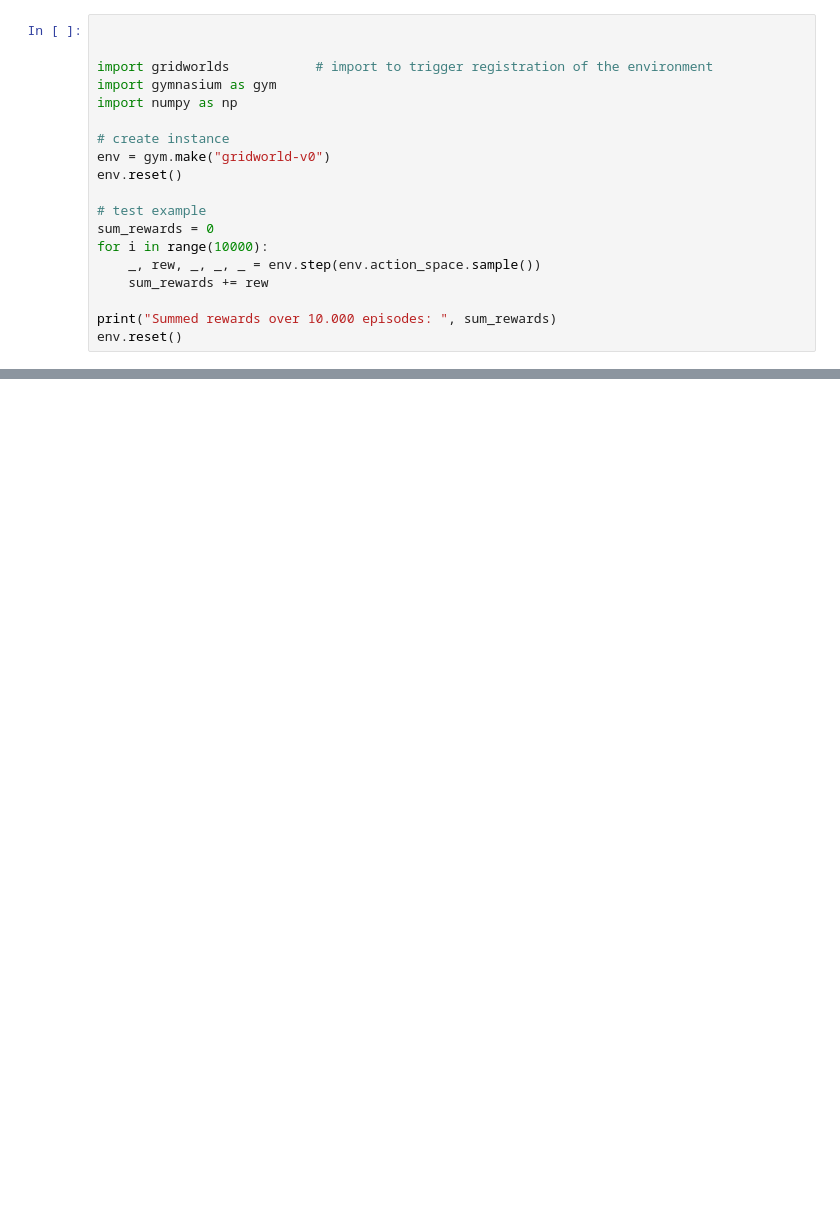
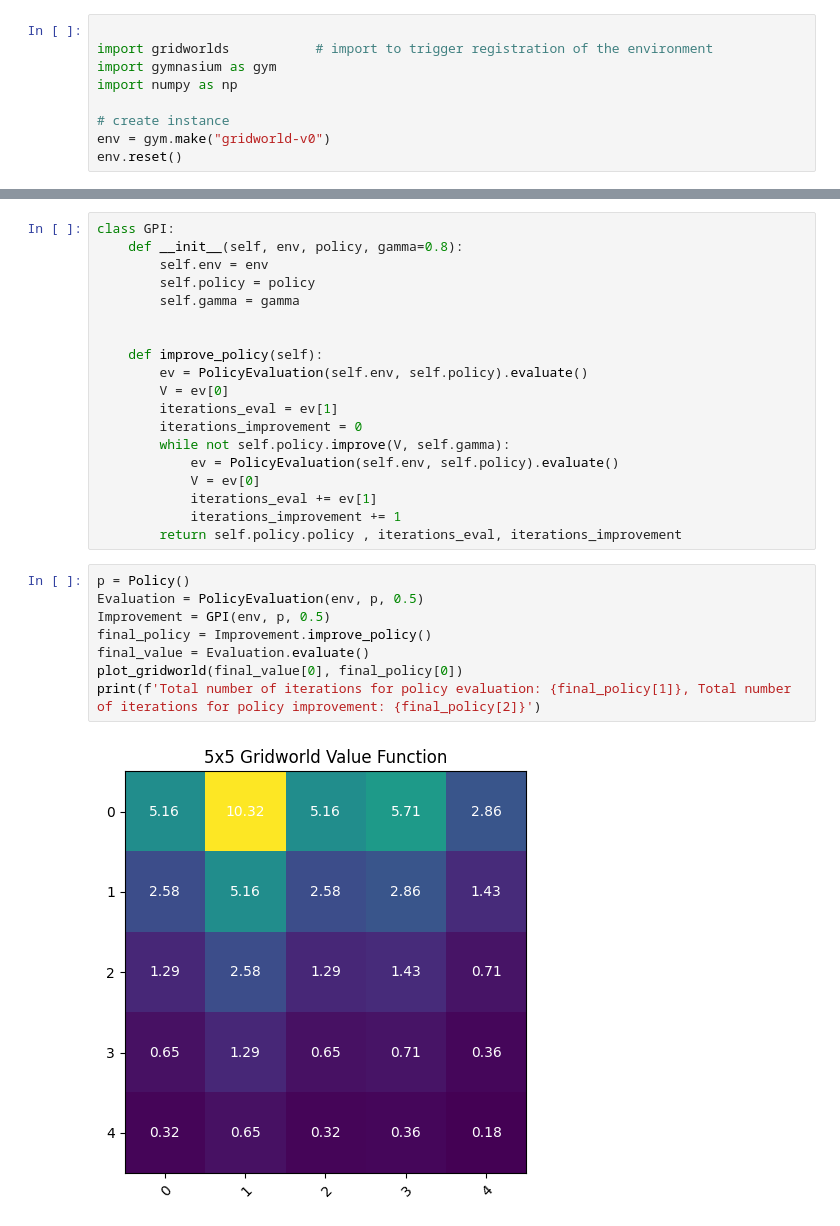
Before and after one commit to Fynn12345/DRL, a Jupyter notebook: sheet3/example_gridworld/B3A1.ipynb, the cells around one changed output, grey strips where cells are left out. Saved outputs shown, nothing was run; the diff lists cells and outputs as text; blank space fills up the shorter version.

```diff
--- a/sheet3/example_gridworld/B3A1.ipynb
+++ b/sheet3/example_gridworld/B3A1.ipynb
@@ -1,5 +1,4 @@
 # %%
-
 
 import gridworlds           # import to trigger registration of the environment
 import gymnasium as gym
@@ -8,13 +7,4 @@ import numpy as np
 # create instance
 env = gym.make("gridworld-v0")
 env.reset()
-
-# test example
-sum_rewards = 0
-for i in range(10000):
-    _, rew, _, _, _ = env.step(env.action_space.sample())
-    sum_rewards += rew
-
-print("Summed rewards over 10.000 episodes: ", sum_rewards)
-env.reset()
 # %% [output]
@@ -146,0 +181,29 @@ print(Evaluation.evaluate())
+# %%
+class GPI:
+    def __init__(self, env, policy, gamma=0.8):
+        self.env = env
+        self.policy = policy
+        self.gamma = gamma
+
+
+    def improve_policy(self):
+        ev = PolicyEvaluation(self.env, self.policy).evaluate()
+        V = ev[0]
+        iterations_eval = ev[1]
+        iterations_improvement = 0
+        while not self.policy.improve(V, self.gamma):
+            ev = PolicyEvaluation(self.env, self.policy).evaluate()
+            V = ev[0]
+            iterations_eval += ev[1]
+            iterations_improvement += 1
+        return self.policy.policy , iterations_eval, iterations_improvement
+# %%
+p = Policy()
+Evaluation = PolicyEvaluation(env, p, 0.5)
+Improvement = GPI(env, p, 0.5)
+final_policy = Improvement.improve_policy()
+final_value = Evaluation.evaluate()
+plot_gridworld(final_value[0], final_policy[0])
+print(f'Total number of iterations for policy evaluation: {final_policy[1]}, Total number of iterations for policy improvement: {final_policy[2]}')
+# %% [output]
+[figure, added]
```
Also changed, not shown: parts of 11 cells of this notebook.
